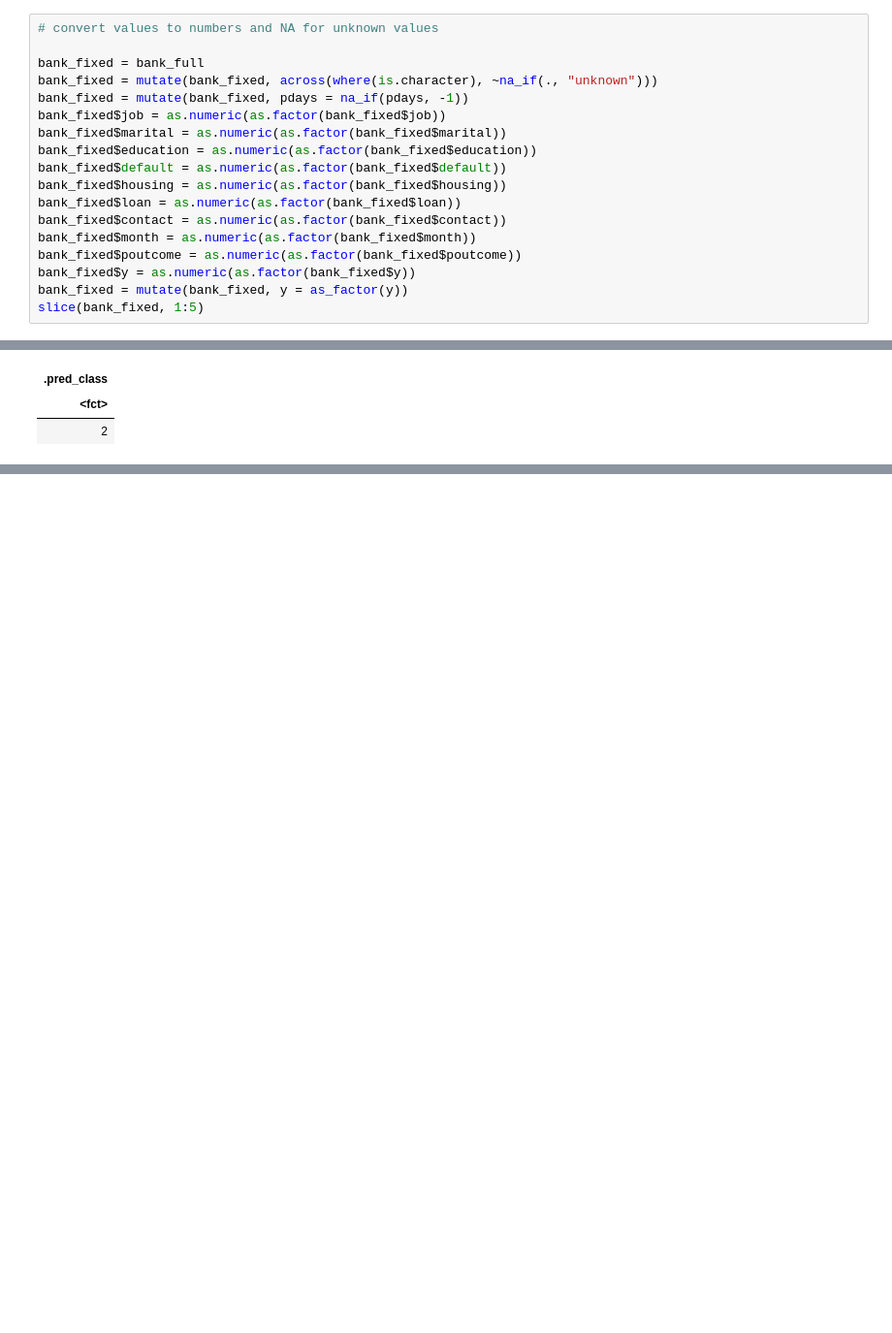
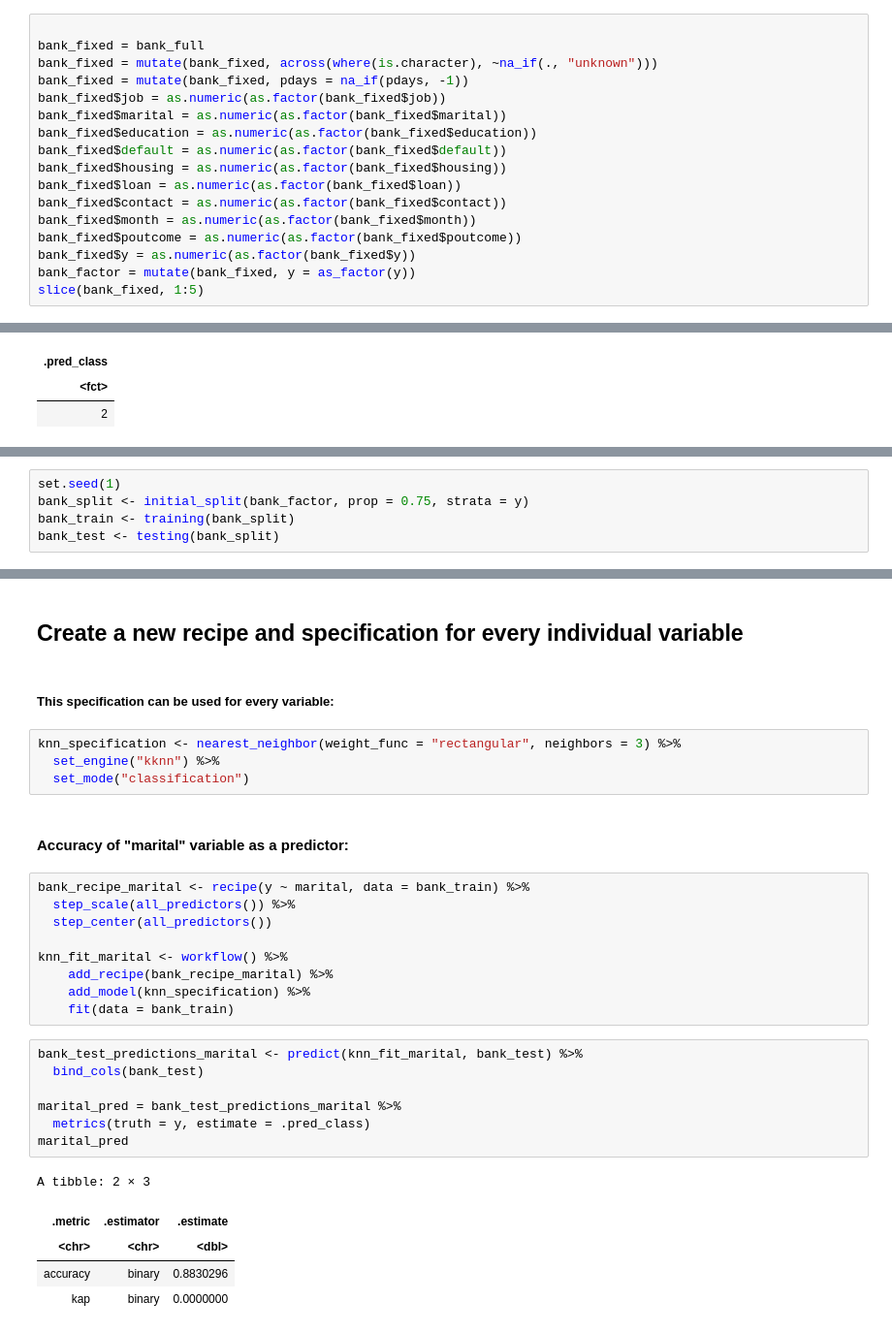
Before and after one commit to alexkhadr/Credit-Card-Project, a Jupyter notebook: correlation.ipynb, the cells around one changed output, grey strips where cells are left out. Shown: that part at 97% size. Drawn from its saved outputs; the diff is of its cells as text; blank space fills up the shorter version.

Commit message:
Get accuracy of variables
Get accuracy of variables (many had the same accuracy so may have mistake)

```diff
--- a/correlation.ipynb
+++ b/correlation.ipynb
@@ -40,5 +77,4 @@ A spec_tbl_df: 5 × 17
 # %%
-# convert values to numbers and NA for unknown values
 
 bank_fixed = bank_full
 bank_fixed = mutate(bank_fixed, across(where(is.character), ~na_if(., "unknown")))
@@ -53,7 +89,7 @@ bank_fixed$contact = as.numeric(as.factor(bank_fixed$contact))
 bank_fixed$month = as.numeric(as.factor(bank_fixed$month))
 bank_fixed$poutcome = as.numeric(as.factor(bank_fixed$poutcome))
 bank_fixed$y = as.numeric(as.factor(bank_fixed$y))
-bank_fixed = mutate(bank_fixed, y = as_factor(y))
+bank_factor = mutate(bank_fixed, y = as_factor(y))
 slice(bank_fixed, 1:5)
 # %% [output]
 A spec_tbl_df: 5 × 17
@@ -143,0 +189,5 @@ A tibble: 1 × 1
+# %%
+set.seed(1)
+bank_split <- initial_split(bank_factor, prop = 0.75, strata = y)
+bank_train <- training(bank_split)
+bank_test <- testing(bank_split)
@@ -143,0 +242,32 @@ A tibble: 1 × 1
+# %% [markdown]
+## Create a new recipe and specification for every individual variable
+# %% [markdown]
+##### This specification can be used for every variable:
+# %%
+knn_specification <- nearest_neighbor(weight_func = "rectangular", neighbors = 3) %>%
+  set_engine("kknn") %>%
+  set_mode("classification")
+# %% [markdown]
+#### Accuracy of "marital" variable as a predictor:
+# %%
+bank_recipe_marital <- recipe(y ~ marital, data = bank_train) %>%
+  step_scale(all_predictors()) %>%
+  step_center(all_predictors())
+
+knn_fit_marital <- workflow() %>%
+    add_recipe(bank_recipe_marital) %>%
+    add_model(knn_specification) %>%
+    fit(data = bank_train)
+# %%
+bank_test_predictions_marital <- predict(knn_fit_marital, bank_test) %>%
+  bind_cols(bank_test)
+
+marital_pred = bank_test_predictions_marital %>%
+  metrics(truth = y, estimate = .pred_class)
+marital_pred
+# %% [output]
+A tibble: 2 × 3
+| .metric | .estimator | .estimate |
+| <chr> | <chr> | <dbl> |
+| accuracy | binary | 0.8830296 |
+| kap | binary | 0.0000000 |
```
Also changed, not shown: parts of 40 cells of this notebook, 1 other file.
